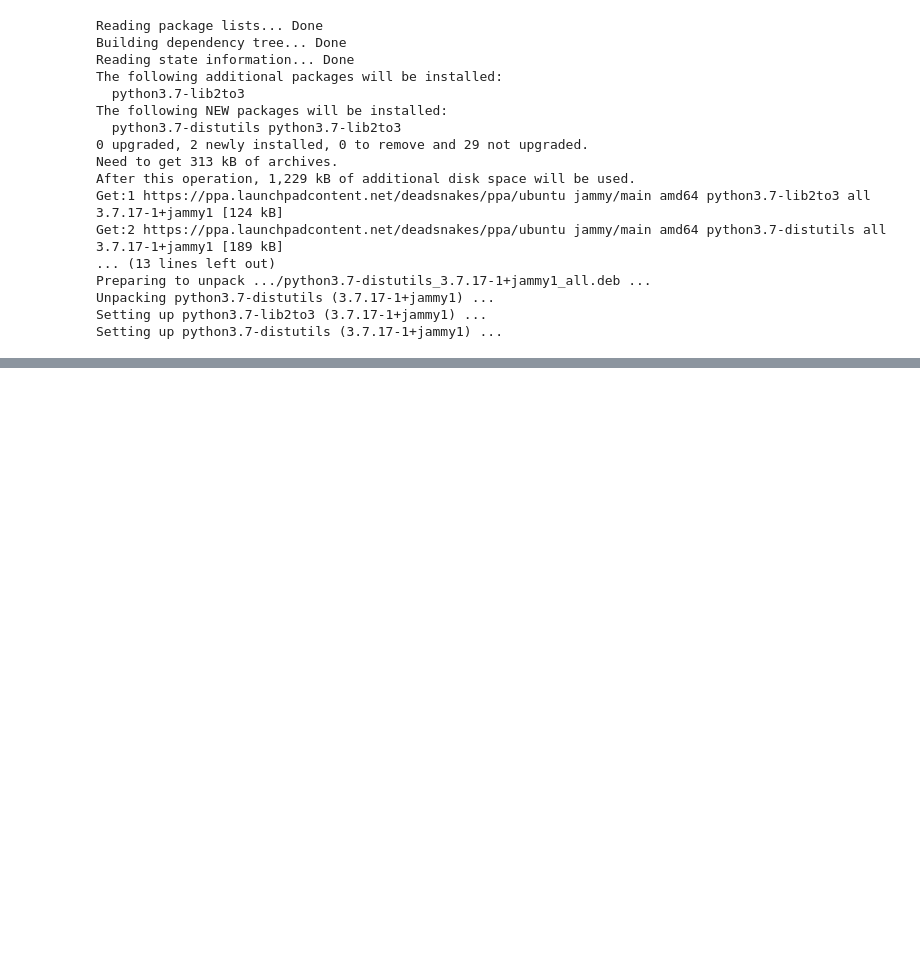
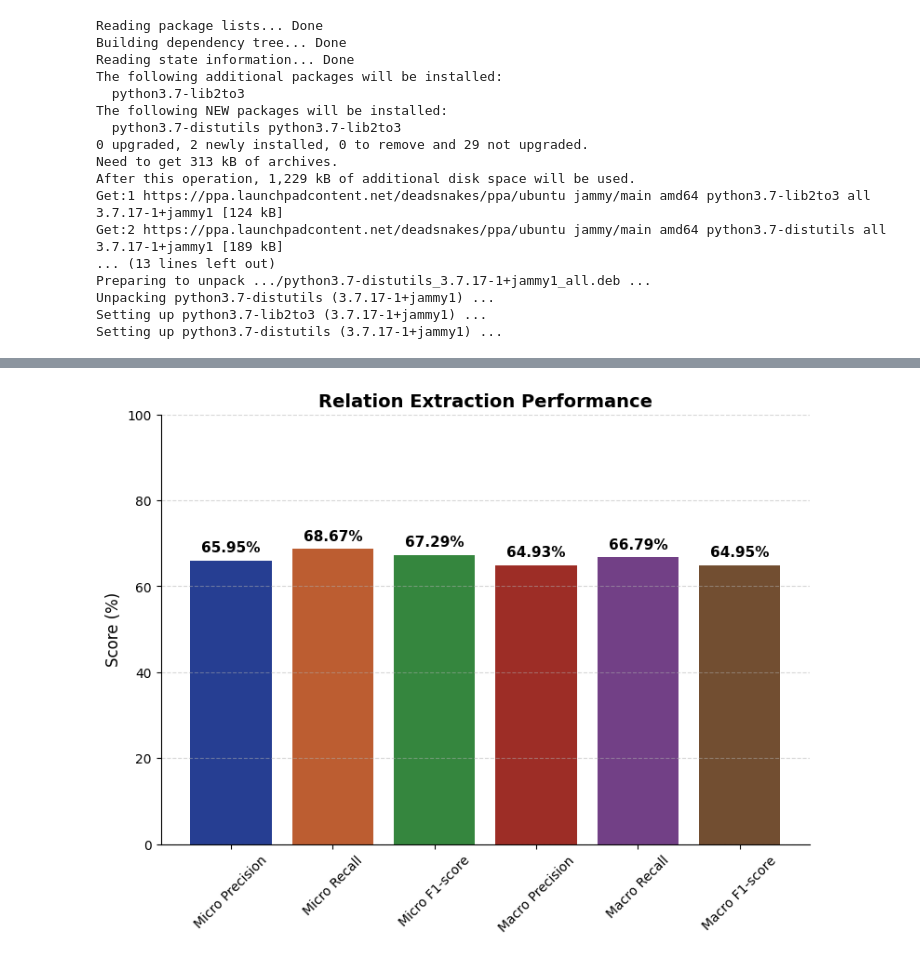
Before and after one commit to surya-selvakumar/RelationExtraction-CNN, a Jupyter notebook: Training.ipynb, the cells around one changed output, grey strips where cells are left out. Cells and saved outputs as stored; diff of their text form; code cells hidden in the pictures; blank space fills up the shorter version.

```diff
--- a/Training.ipynb
+++ b/Training.ipynb
@@ -139,0 +143,42 @@ Iteration 0
+# %%
+import pandas as pd
+import matplotlib.pyplot as plt
+import seaborn as sns
+
+# Load the CSV file
+file_path = "./processed_data/log/fire_eval_log/2025-03-06_19:53:07.503611/eval_test.csv"  # Change this if needed
+df = pd.read_csv(file_path, sep=";")  # Assuming values are separated by semicolons
+
+# Extract relation extraction metrics
+rel_metrics = {
+    "Micro Precision": df["rel_prec_micro"].values[0],
+    "Micro Recall": df["rel_rec_micro"].values[0],
+    "Micro F1-score": df["rel_f1_micro"].values[0],
+    "Macro Precision": df["rel_prec_macro"].values[0],
+    "Macro Recall": df["rel_rec_macro"].values[0],
+    "Macro F1-score": df["rel_f1_macro"].values[0],
+}
+
+# Define a professional color palette
+colors = sns.color_palette("dark", n_colors=len(rel_metrics))
+
+# Create bar plot
+plt.figure(figsize=(9, 6))
+bars = plt.bar(rel_metrics.keys(), rel_metrics.values(), color=colors, alpha=0.85)
+plt.ylabel("Score (%)", fontsize=12)
+plt.title("Relation Extraction Performance", fontsize=14, fontweight="bold")
+plt.xticks(rotation=45, fontsize=10)
+plt.ylim(0, 100)
+plt.grid(axis="y", linestyle="--", alpha=0.5)
+
+# Display values on bars with improved styling
+for bar in bars:
+    yval = bar.get_height()
+    plt.text(bar.get_x() + bar.get_width()/2, yval + 2, f"{yval:.2f}%",
+             ha='center', fontsize=11, fontweight="bold", color="black")
+
+# Show plot with seaborn styling
+sns.despine()
+plt.show()
+# %% [output]
+[figure, added]
```
Also changed, not shown: parts of 7 cells of this notebook, 6 other files.
